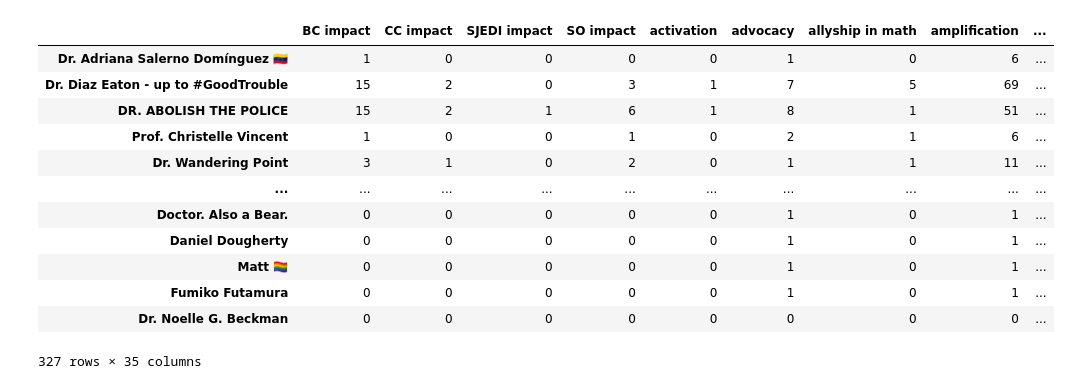
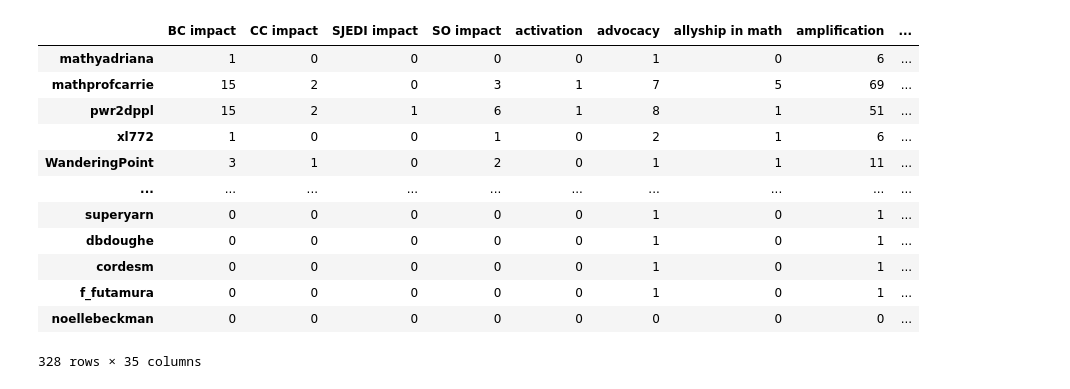
Before and after one commit to DAAAAMNSocialJustice/disruptjmm, a Jupyter notebook: tda/playingaround.ipynb, the cells around one changed output. Drawn from its saved outputs; the diff is of its cells as text; code cells hidden in the pictures.

```diff
--- a/tda/playingaround.ipynb
+++ b/tda/playingaround.ipynb
@@ -14,2 +32,3 @@ df["all codes"] = np.array(df["all codes"].apply(sorted))
 # %%
-tweeters = df['user_name'].unique()
+tweeters = df['user_username'].unique()
+tweeters
@@ -38,32 +75,32 @@ codes
 # %%
 df_codes = pd.DataFrame(columns = codes)
 for i in range(len(tweeters)):
-    df_temp = df[df['user_name'] == tweeters[i]]
+    df_temp = df[df['user_username'] == tweeters[i]]
     #sum the all codes column
     codes_sum_temp = df_temp['all codes'].sum()
     #make a dictionary of the codes and how many times they appear in codes_sum_temp
     codes_dict_temp = {i:codes_sum_temp.count(i) for i in codes}
     #make the dictionary a dataframe
     codes_dict_temp_df = pd.DataFrame.from_dict([codes_dict_temp])
-    #add the dictionary to the dataframe with the tweeter's name as index
+    #add the dictionary to the dataframe
     df_codes = pd.concat([df_codes,codes_dict_temp_df], ignore_index=True)
 #make the indices the tweeters' names
 df_codes.index = tweeters
 df_codes
 # %% [output]
 |  | BC impact | CC impact | SJEDI impact | SO impact | activation | advocacy | allyship in math | amplification | ... |
-| Dr. Adriana Salerno Domínguez 🇻🇪 | 1 | 0 | 0 | 0 | 0 | 1 | 0 | 6 | ... |
-| Dr. Diaz Eaton - up to #GoodTrouble | 15 | 2 | 0 | 3 | 1 | 7 | 5 | 69 | ... |
-| DR. ABOLISH THE POLICE | 15 | 2 | 1 | 6 | 1 | 8 | 1 | 51 | ... |
-| Prof. Christelle Vincent | 1 | 0 | 0 | 1 | 0 | 2 | 1 | 6 | ... |
-| Dr. Wandering Point | 3 | 1 | 0 | 2 | 0 | 1 | 1 | 11 | ... |
+| mathyadriana | 1 | 0 | 0 | 0 | 0 | 1 | 0 | 6 | ... |
+| mathprofcarrie | 15 | 2 | 0 | 3 | 1 | 7 | 5 | 69 | ... |
+| pwr2dppl | 15 | 2 | 1 | 6 | 1 | 8 | 1 | 51 | ... |
+| xl772 | 1 | 0 | 0 | 1 | 0 | 2 | 1 | 6 | ... |
+| WanderingPoint | 3 | 1 | 0 | 2 | 0 | 1 | 1 | 11 | ... |
 | ... | ... | ... | ... | ... | ... | ... | ... | ... | ... |
-| Doctor. Also a Bear. | 0 | 0 | 0 | 0 | 0 | 1 | 0 | 1 | ... |
-| Daniel Dougherty | 0 | 0 | 0 | 0 | 0 | 1 | 0 | 1 | ... |
-| Matt 🏳️‍🌈 | 0 | 0 | 0 | 0 | 0 | 1 | 0 | 1 | ... |
-| Fumiko Futamura | 0 | 0 | 0 | 0 | 0 | 1 | 0 | 1 | ... |
-| Dr. Noelle G. Beckman | 0 | 0 | 0 | 0 | 0 | 0 | 0 | 0 | ... |
+| superyarn | 0 | 0 | 0 | 0 | 0 | 1 | 0 | 1 | ... |
+| dbdoughe | 0 | 0 | 0 | 0 | 0 | 1 | 0 | 1 | ... |
+| cordesm | 0 | 0 | 0 | 0 | 0 | 1 | 0 | 1 | ... |
+| f_futamura | 0 | 0 | 0 | 0 | 0 | 1 | 0 | 1 | ... |
+| noellebeckman | 0 | 0 | 0 | 0 | 0 | 0 | 0 | 0 | ... |
-327 rows × 35 columns
+328 rows × 35 columns
 # %%
 #make the dataframe into a numpy array
 df_codes_array = df_codes.to_numpy()
```
Also changed, not shown: parts of 12 cells of this notebook, 2 other files.
